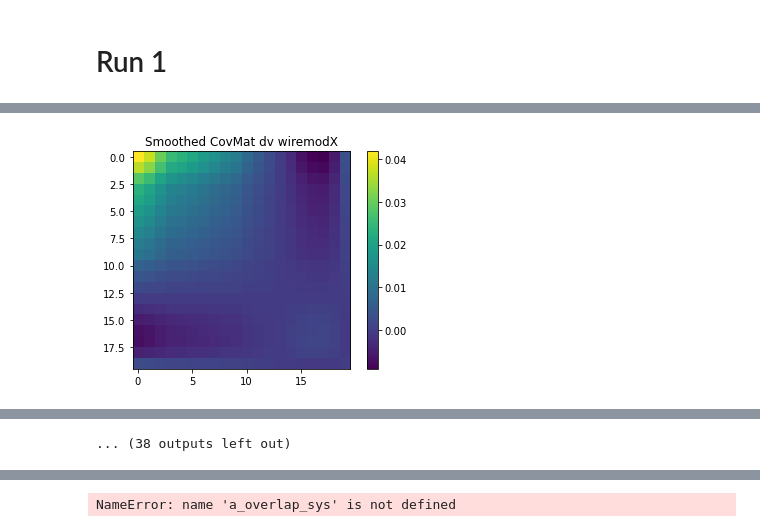
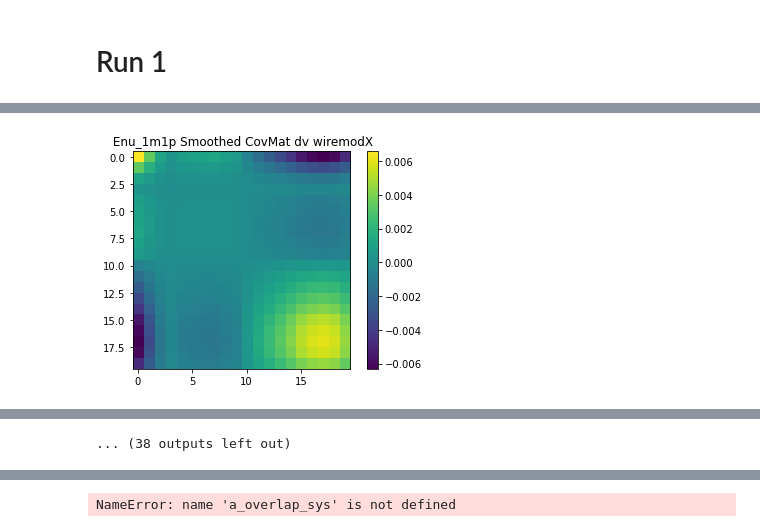
Before and after one commit to LArbys/1L1PSelection, a Jupyter notebook: Notebooks/DetSys.ipynb, the cells around one changed output, grey strips where cells are left out. Cells and saved outputs as stored; diff of their text form; code cells hidden in the pictures.

```diff
--- a/Notebooks/DetSys.ipynb
+++ b/Notebooks/DetSys.ipynb
@@ -141,0 +117,3 @@ pickle.dump((a_overlap_sys,a_cv_sys,s_detsyslist),open("../../data/CovMatrices/d
+# %%
+for _,dist in varListSel.items(): # loop over all variables
+    print(dist.myname)
@@ -143,9 +139,9 @@ pickle.dump((a_overlap_sys,a_cv_sys,s_detsyslist),open("../../data/CovMatrices/d
 # Build Covariance Matrices!
 # %%
 # define cuts
-Ecut = 'Enu_1m1p > 200'
+Ecut = 'Enu_1m1p > 200 and Enu_1m1p<=1200'
 precuts = 'PassPrecuts1m1p==1'
-bdtcuts = 'BDTscore_1mu1p_nu < .4'
+bdtcuts = ' bkgBDT_univ< .4'
 morecuts = 'Proton_CosTheta > 0'
 bonuscuts = '(MPID_proton > .9 or Enu_1m1p > 400)'
 #bdtcuts = 'bdt_run3_cosmic < .5 and bdt_run3_nu < .5'
@@ -567,0 +756,9 @@ total 124251, cv = 106578 dv = 17673
+# %%
+var_sys = myvardf.query(s_cuts)
+var_sys
+#var_cv = myvardf.query(s_cuts_cv)
+#var_cv
+#overlap = var_cv.merge(var_sys[RSE],indicator = True, how='inner')[RSE]
+#myvardf_tmp=myvardf.merge(overlap,how='inner')
+#myvardf_tmp
+#overlap
@@ -568,5 +779,8 @@ total 124251, cv = 106578 dv = 17673
 # %%
+
+
 nbins = 20
+
 if not os.path.exists(plotfolder):
     os.makedirs(plotfolder)
 if not os.path.exists(covfolder):
@@ -575,9 +789,21 @@ if not os.path.exists(covfolder):
 
 #for dist in varListSel: #[9:10]
 #for _,dist in varListSel.items(): # loop over all variables
-for i in range(1):
-    dist = varListSel['Enu_1m1p']
-#    dist = varListSel['MPID_muon']
+#    var = dist.myname
+    #for i in range():
+for var in (['Enu_1m1p']):#,'Q3_1m1p','Q0_1m1p','Q2_1m1p']):
+    plotfolder_tmp = plotfolder+'/'+var
+    if not os.path.exists(plotfolder_tmp):
+        os.makedirs(plotfolder_tmp)
+        print(plotfolder_tmp)
+    covfolder_tmp = covfolder+'/'+var
+
+    if not os.path.exists(covfolder_tmp):
+        os.makedirs(covfolder_tmp)
+#    dist = varListSel['Enu_1m1p']
+
+    dist = varListSel[var]
+    nbins = dist.nbins
 
     cov = np.zeros((nbins,nbins))
     cov_smooth = np.zeros((nbins,nbins))
@@ -593,24 +819,30 @@ for i in range(1):
 
         var_sys = myvardf.query(s_cuts)[dist.myname]
         var_cv = myvardf.query(s_cuts_cv)[dist.myname]
+        print('cv = %d  and dv = %d'%(var_cv.shape[0],var_sys.shape[0]))
+
+        pot_cv=myvardf.query("isCV==True").iloc[0]["POT"]
+        pot_dv=myvardf.query("isCV==False").iloc[0]["POT"]
+        print("cv POT = %f dv POT = %f"%(pot_cv,pot_dv))
+
+
         # get cv and detvar lists and apply weights
         var_cv_list = np.array(var_cv.astype(float).values.tolist())
         var_sys_list = np.array(var_sys.astype(float).values.tolist())
         cv_weights = np.array(myvardf.query(s_cuts_cv)['xsec_corr_weight'].astype(float).values.tolist())
         dv_weights = np.array(myvardf.query(s_cuts)['xsec_corr_weight'].astype(float).values.tolist())
-
-
-        pot_cv=myvardf.query("isCV==True").iloc[0]["POT"]
-        pot_dv=myvardf.query("isCV==False").iloc[0]["POT"]
-        ratio =pot_cv/pot_dv
+        ratio = pot_cv / pot_dv
 
 #        var_cv_list = var_cv_list * cv_weights
 
 #        var_sys_list = var_sys_list * sys_weights
 
 
+
         CV_smooth,DV_smooth = smooth(var_cv_list,var_sys_list,dist.myrange[0],dist.myrange[1],names[sysi],cv_weights=cv_weights,dv_weights=dv_weights,nbin=nbins,ratio=ratio)
-
+        #CV_smooth,DV_smooth = smooth(var_cv_list,var_sys_list,dist.myrange[0],dist.myrange[1],names[sysi],cv_weights=1,dv_weights=1,nbin=nbins,ratio=ratio)
+        np.save('%s/1Dhist_Enu_1m1p_run1_%s_CV_smooth.npy'%(histOut,names[sysi]), CV_smooth)
+        np.save('%s/1Dhist_Enu_1m1p_run1_%s_DV_smooth.npy'%(histOut,names[sysi]), DV_smooth)
 
 
 #        print(cv_weights)
@@ -620,26 +852,31 @@ for i in range(1):
         h0 = h0 *ratio
 
 
+        print('--------------------------  Hi There --------------------')
+        print(sum(hCV))
+        print(sum(CV_smooth))
+        print(sum(h0))
+        print(sum(DV_smooth))
+
 
         cov_tmp = np.zeros((nbins,nbins))
         cov_smooth_tmp = np.zeros((nbins,nbins))
         for i in range(nbins):
             for j in range(nbins):
-                if (hCV[i]*hCV[j])<1e-8:
+                if (hCV[i]*hCV[j])<1e-5:
                     cov_tmp[i][j]=0
                 else:
     #               print('%d,%d'%(h0[i],hCV[j]))
                     cov_tmp[i][j] += (h0[i]-hCV[i])*(h0[j]-hCV[j])/(hCV[i]*hCV[j])
     #               print('result is: %d*%d/%d'%(h0[i]-hCV[i],h0[j]-hCV[j],hCV[i]*hCV[j]))
     #    print(dist.myname,cov.diagonal())
-
         for i in range(nbins):
             for j in range(nbins):
-                if (CV_smooth[i]*CV_smooth[j])<1e-8:
+                if (CV_smooth[i]*CV_smooth[j])<1e-5:
                     cov_smooth_tmp[i][j]=0
                 else:
     #               print('%d,%d'%(h0[i],hCV[j]))
-                    cov_smooth_tmp[i][j] += (DV_smooth[i]-CV_smooth[i])*(DV_smooth[j]-CV_smooth[j])/(DV_smooth[i]*CV_smooth[j])
+                    cov_smooth_tmp[i][j] += (DV_smooth[i]-CV_smooth[i])*(DV_smooth[j]-CV_smooth[j])/(CV_smooth[i]*CV_smooth[j])
     #               print('result is: %d*%d/%d'%(h0[i]-hCV[i],h0[j]-hCV[j],hCV[i]*hCV[j]))
         print(dist.myname,cov_smooth_tmp.diagonal())
         print(dist.myname,cov_tmp.diagonal())
@@ -650,35 +887,39 @@ for i in range(1):
         plt.plot(x,cov_tmp.diagonal(),linewidth=1, linestyle="-", c="b",label='original cov')
         plt.plot(x,cov_smooth_tmp.diagonal(),linewidth=1, linestyle="-", c="m",label='smooth cov')
         plt.legend()
-        plt.title('covmat_diag dv = %s'%names[sysi])
-        plt.savefig(plotfolder+'/detsys_%s_%s_%s_cov_diag.png'%(dist.myname, run,names[sysi]),dpi=120,bbox_inches='tight')
+        plt.title('%s covmat_diag dv = %s'%(dist.myname,names[sysi]))
+        plt.savefig(plotfolder_tmp+'/detsys_%s_%s_%s_cov_diag.png'%(dist.myname, run,names[sysi]),dpi=120,bbox_inches='tight')
 
         plt.show()
 
         plt.imshow(cov_smooth_tmp, interpolation='none')
         plt.colorbar(orientation='vertical')
-        plt.title('Smoothed CovMat dv %s'%names[sysi])
+        plt.title(' %s Smoothed CovMat dv %s'%(dist.myname,names[sysi]))
 
-        plt.savefig(plotfolder+'/detsys_%s_%s_%s_cov.png'%(dist.myname, run,names[sysi]),dpi=120,bbox_inches='tight')
+        plt.savefig(plotfolder_tmp+'/detsys_%s_%s_%s_cov.png'%(dist.myname, run,names[sysi]), dpi=120,bbox_inches='tight')
         plt.show()
 
         cov = cov+ cov_tmp
         cov_smooth = cov_smooth + cov_smooth_tmp
+        np.savetxt(covfolder_tmp+'/detsys_%s_%s_%s_cov.csv'%(dist.myname, run,names[sysi]),cov_smooth_tmp, delimiter=',')
+
     plt.imshow(cov_smooth, interpolation='none')
     plt.colorbar(orientation='vertical')
-    plt.title('Smoothed CovMat Total')
+    plt.title('%s Smoothed CovMat Total'%dist.myname)
 
-    plt.savefig(plotfolder+'/detsys_%s_%s_cov.png'%(dist.myname, run),dpi=120,bbox_inches='tight')
+    plt.savefig(plotfolder_tmp+'/detsys_%s_%s_cov.png'%(dist.myname, run),dpi=120,bbox_inches='tight')
 
     plt.show()
-    np.savetxt(covfolder+'/detsys_%s_%s_cov.csv'%(dist.myname, run),cov_smooth, delimiter=',')
+    np.savetxt(covfolder_tmp+'/detsys_%s_%s_cov.csv'%(dist.myname, run),cov_smooth, delimiter=',')
+
+
 
     plt.plot(x,cov.diagonal(),linewidth=1, linestyle="-", c="b",label='original sys')
     plt.plot(x,cov_smooth.diagonal(),linewidth=1, linestyle="-", c="m",label='smooth sys')
     plt.legend()
-    #plt.ylim()
-    plt.title('Total covmat_diag ')
-    plt.savefig(plotfolder+'/Tot_sys_%s_cov.png'%(run),dpi=120,bbox_inches='tight')
+    plt.ylim([0,0.8])
+    plt.title('%s Total covmat_diag '%dist.myname)
+    plt.savefig(plotfolder_tmp+'/Tot_sys_%s_%s_cov.png'%(dist.myname,run),dpi=120,bbox_inches='tight')
 # %% [output]
 8
 0
@@ -700,2 +953,2 @@ Enu_1m1p [0.00000000e+00 2.49679068e-02 6.16376853e-02 1.14645250e-02
-[figure, old version]
+[figure, new version]
 1
```
Also changed, not shown: parts of 19 cells of this notebook, 2 other files.
